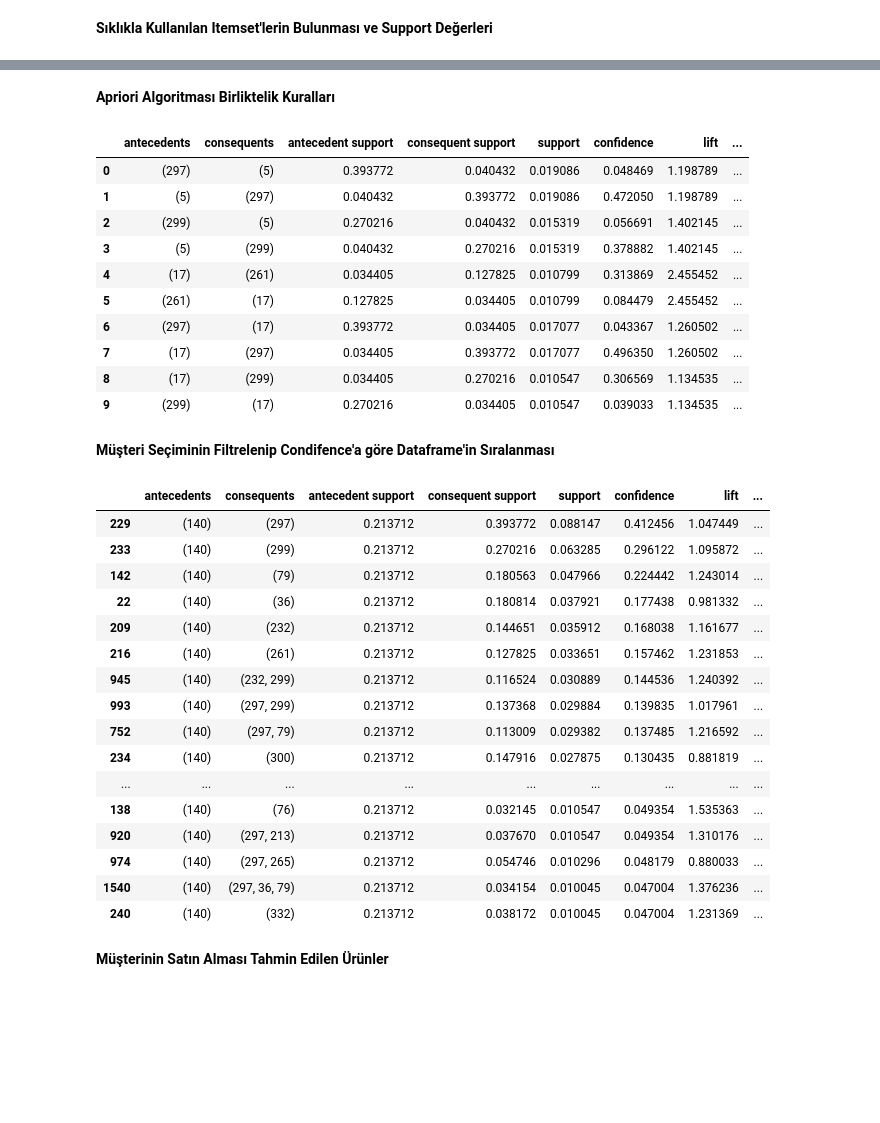
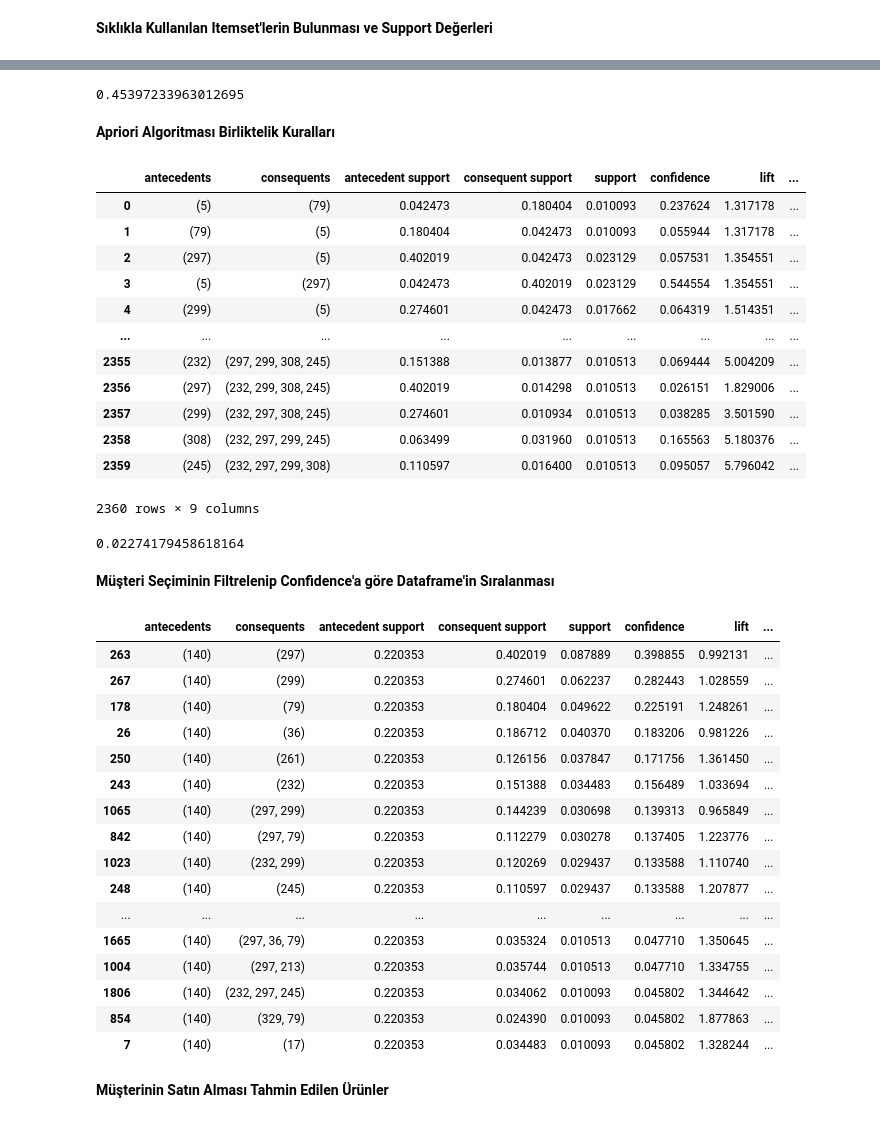
Before and after one commit to bariskucuk1999/restoranlar-icin-siparis-tahmin-sistemi, a Jupyter notebook: BitirmeProjesi.ipynb, the cells around one changed output, grey strips where cells are left out. Cells and saved outputs as stored; diff of their text form; code cells hidden in the pictures; blank space fills up the shorter version.

```diff
--- a/BitirmeProjesi.ipynb
+++ b/BitirmeProjesi.ipynb
@@ -432,43 +458,59 @@ frequency
+# %%
+ap_time=ap_end-ap_start
+ap_time #apriori algoritması çalışma süresi
+# %% [output]
+0.45397233963012695
 # %% [markdown]
 **Apriori Algoritması Birliktelik Kuralları**
 # %%
+rules_ap_start = time.time()
 rules = association_rules(frequency, metric="support", min_threshold=0.01)
-rules.head(10)
+rules_ap_end = time.time()
+rules
 # %% [output]
 |  | antecedents | consequents | antecedent support | consequent support | support | confidence | lift | ... |
-| 0 | (297) | (5) | 0.393772 | 0.040432 | 0.019086 | 0.048469 | 1.198789 | ... |
-| 1 | (5) | (297) | 0.040432 | 0.393772 | 0.019086 | 0.472050 | 1.198789 | ... |
-| 2 | (299) | (5) | 0.270216 | 0.040432 | 0.015319 | 0.056691 | 1.402145 | ... |
-| 3 | (5) | (299) | 0.040432 | 0.270216 | 0.015319 | 0.378882 | 1.402145 | ... |
-| 4 | (17) | (261) | 0.034405 | 0.127825 | 0.010799 | 0.313869 | 2.455452 | ... |
-| 5 | (261) | (17) | 0.127825 | 0.034405 | 0.010799 | 0.084479 | 2.455452 | ... |
-| 6 | (297) | (17) | 0.393772 | 0.034405 | 0.017077 | 0.043367 | 1.260502 | ... |
-| 7 | (17) | (297) | 0.034405 | 0.393772 | 0.017077 | 0.496350 | 1.260502 | ... |
-| 8 | (17) | (299) | 0.034405 | 0.270216 | 0.010547 | 0.306569 | 1.134535 | ... |
-| 9 | (299) | (17) | 0.270216 | 0.034405 | 0.010547 | 0.039033 | 1.134535 | ... |
+| 0 | (5) | (79) | 0.042473 | 0.180404 | 0.010093 | 0.237624 | 1.317178 | ... |
+| 1 | (79) | (5) | 0.180404 | 0.042473 | 0.010093 | 0.055944 | 1.317178 | ... |
+| 2 | (297) | (5) | 0.402019 | 0.042473 | 0.023129 | 0.057531 | 1.354551 | ... |
+| 3 | (5) | (297) | 0.042473 | 0.402019 | 0.023129 | 0.544554 | 1.354551 | ... |
+| 4 | (299) | (5) | 0.274601 | 0.042473 | 0.017662 | 0.064319 | 1.514351 | ... |
+| ... | ... | ... | ... | ... | ... | ... | ... | ... |
+| 2355 | (232) | (297, 299, 308, 245) | 0.151388 | 0.013877 | 0.010513 | 0.069444 | 5.004209 | ... |
+| 2356 | (297) | (232, 299, 308, 245) | 0.402019 | 0.014298 | 0.010513 | 0.026151 | 1.829006 | ... |
+| 2357 | (299) | (232, 297, 308, 245) | 0.274601 | 0.010934 | 0.010513 | 0.038285 | 3.501590 | ... |
+| 2358 | (308) | (232, 297, 299, 245) | 0.063499 | 0.031960 | 0.010513 | 0.165563 | 5.180376 | ... |
+| 2359 | (245) | (232, 297, 299, 308) | 0.110597 | 0.016400 | 0.010513 | 0.095057 | 5.796042 | ... |
+2360 rows × 9 columns
+# %%
+rules_ap_time=rules_ap_end-rules_ap_start
+rules_ap_time #apriori algoritması kural oluşturma süresi
+# %% [output]
+0.02274179458618164
 # %% [markdown]
-**Müşteri Seçiminin Filtrelenip Condifence'a göre Dataframe'in Sıralanması**
+**Müşteri Seçiminin Filtrelenip Confidence'a göre Dataframe'in Sıralanması**
 # %%
 sorted_antecedents=rules.loc[rules['antecedents'] == {customer_choice(choice)}].sort_values(by="confidence",ascending=False)
+if sorted_antecedents.index.empty:
+  raise Exception("İstenen Item ID için itemset oluşturulamadı...")
 sorted_antecedents
 # %% [output]
 |  | antecedents | consequents | antecedent support | consequent support | support | confidence | lift | ... |
-| 229 | (140) | (297) | 0.213712 | 0.393772 | 0.088147 | 0.412456 | 1.047449 | ... |
-| 233 | (140) | (299) | 0.213712 | 0.270216 | 0.063285 | 0.296122 | 1.095872 | ... |
-| 142 | (140) | (79) | 0.213712 | 0.180563 | 0.047966 | 0.224442 | 1.243014 | ... |
-| 22 | (140) | (36) | 0.213712 | 0.180814 | 0.037921 | 0.177438 | 0.981332 | ... |
-| 209 | (140) | (232) | 0.213712 | 0.144651 | 0.035912 | 0.168038 | 1.161677 | ... |
-| 216 | (140) | (261) | 0.213712 | 0.127825 | 0.033651 | 0.157462 | 1.231853 | ... |
-| 945 | (140) | (232, 299) | 0.213712 | 0.116524 | 0.030889 | 0.144536 | 1.240392 | ... |
-| 993 | (140) | (297, 299) | 0.213712 | 0.137368 | 0.029884 | 0.139835 | 1.017961 | ... |
-| 752 | (140) | (297, 79) | 0.213712 | 0.113009 | 0.029382 | 0.137485 | 1.216592 | ... |
-| 234 | (140) | (300) | 0.213712 | 0.147916 | 0.027875 | 0.130435 | 0.881819 | ... |
+| 263 | (140) | (297) | 0.220353 | 0.402019 | 0.087889 | 0.398855 | 0.992131 | ... |
+| 267 | (140) | (299) | 0.220353 | 0.274601 | 0.062237 | 0.282443 | 1.028559 | ... |
+| 178 | (140) | (79) | 0.220353 | 0.180404 | 0.049622 | 0.225191 | 1.248261 | ... |
+| 26 | (140) | (36) | 0.220353 | 0.186712 | 0.040370 | 0.183206 | 0.981226 | ... |
+| 250 | (140) | (261) | 0.220353 | 0.126156 | 0.037847 | 0.171756 | 1.361450 | ... |
+| 243 | (140) | (232) | 0.220353 | 0.151388 | 0.034483 | 0.156489 | 1.033694 | ... |
+| 1065 | (140) | (297, 299) | 0.220353 | 0.144239 | 0.030698 | 0.139313 | 0.965849 | ... |
+| 842 | (140) | (297, 79) | 0.220353 | 0.112279 | 0.030278 | 0.137405 | 1.223776 | ... |
+| 1023 | (140) | (232, 299) | 0.220353 | 0.120269 | 0.029437 | 0.133588 | 1.110740 | ... |
+| 248 | (140) | (245) | 0.220353 | 0.110597 | 0.029437 | 0.133588 | 1.207877 | ... |
 | ... | ... | ... | ... | ... | ... | ... | ... | ... |
-| 138 | (140) | (76) | 0.213712 | 0.032145 | 0.010547 | 0.049354 | 1.535363 | ... |
-| 920 | (140) | (297, 213) | 0.213712 | 0.037670 | 0.010547 | 0.049354 | 1.310176 | ... |
-| 974 | (140) | (297, 265) | 0.213712 | 0.054746 | 0.010296 | 0.048179 | 0.880033 | ... |
-| 1540 | (140) | (297, 36, 79) | 0.213712 | 0.034154 | 0.010045 | 0.047004 | 1.376236 | ... |
-| 240 | (140) | (332) | 0.213712 | 0.038172 | 0.010045 | 0.047004 | 1.231369 | ... |
+| 1665 | (140) | (297, 36, 79) | 0.220353 | 0.035324 | 0.010513 | 0.047710 | 1.350645 | ... |
+| 1004 | (140) | (297, 213) | 0.220353 | 0.035744 | 0.010513 | 0.047710 | 1.334755 | ... |
+| 1806 | (140) | (232, 297, 245) | 0.220353 | 0.034062 | 0.010093 | 0.045802 | 1.344642 | ... |
+| 854 | (140) | (329, 79) | 0.220353 | 0.024390 | 0.010093 | 0.045802 | 1.877863 | ... |
+| 7 | (140) | (17) | 0.220353 | 0.034483 | 0.010093 | 0.045802 | 1.328244 | ... |
 # %% [markdown]
 **Müşterinin Satın Alması Tahmin Edilen Ürünler**
 # %%
```
Also changed, not shown: parts of 33 cells of this notebook.
